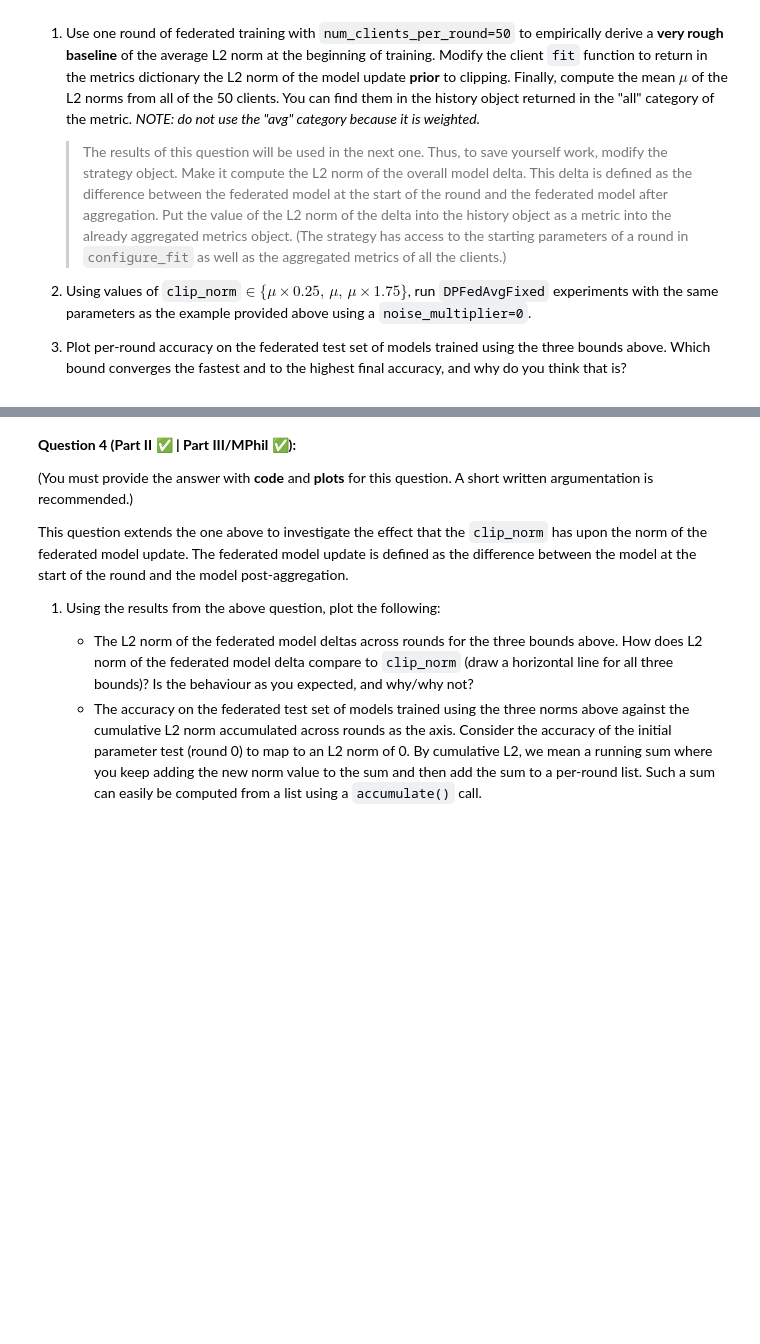
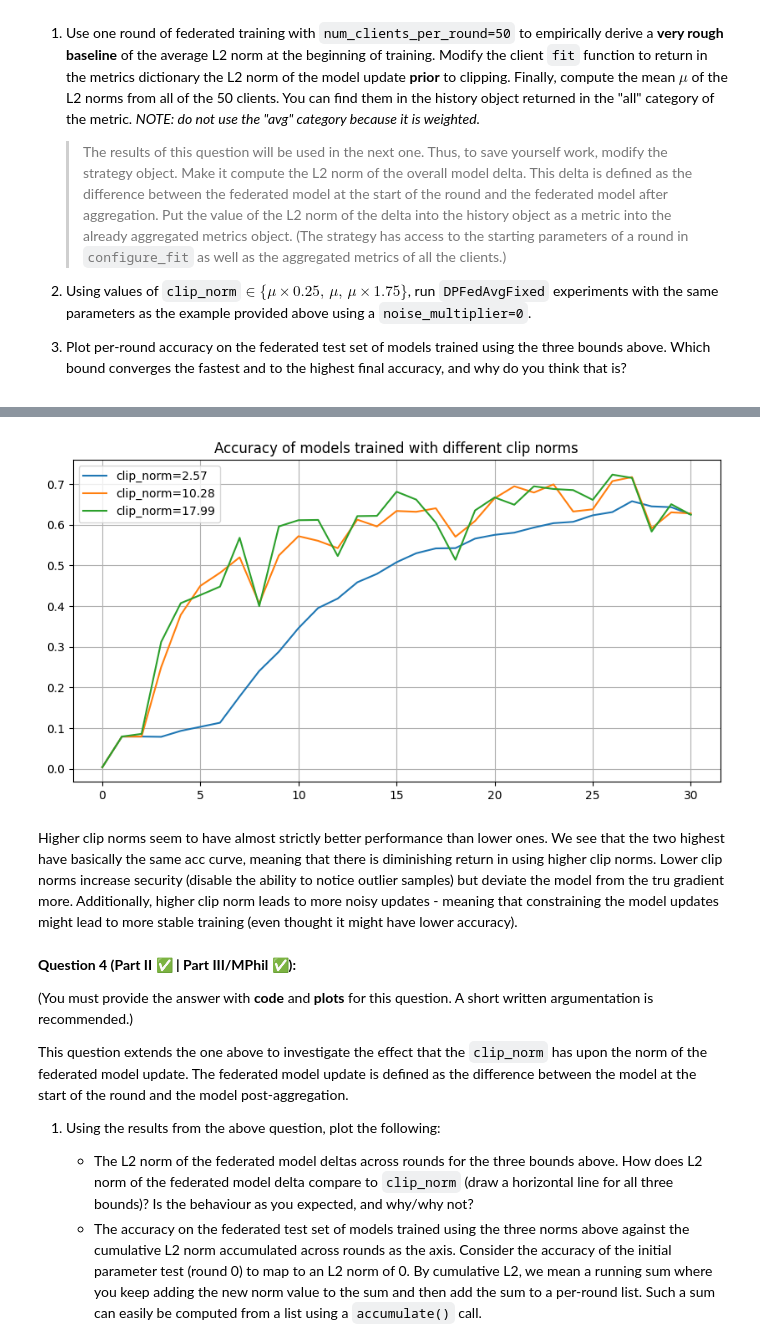
Before and after one commit to ppadjin/L361-Federated-Learning, a Jupyter notebook: labs/L361_2025_Lab_3_Privacy_And_Security_Part_1.ipynb, the cells around one changed output, grey strips where cells are left out. Saved outputs shown, nothing was run; the diff lists cells and outputs as text; code cells hidden in the pictures; blank space fills up the shorter version.

```diff
--- a/labs/L361_2025_Lab_3_Privacy_And_Security_Part_1.ipynb
+++ b/labs/L361_2025_Lab_3_Privacy_And_Security_Part_1.ipynb
@@ -347,10 +359,13 @@ class DPFlowerRayClient(FlowerClient):
         metrics = {"train_loss": train_loss}
 
         trained_parameters = get_model_parameters(net)
+
         # Calculate the delta between the two models
         model_update = list(
             starmap(np.subtract, zip(trained_parameters, og_parameters, strict=True))
         )
+
+        metrics["before_clip_norm"] = compute_norm(model_update)
 
         # Clip the delta so all of the updates fall bellow
         # The same norm
@@ -688,0 +760,8 @@ You will now examine the effects of norm-clipping on model accuracy irrespective
+# %%
+
+new_parameters = {
+    **default_parameters,
+    "num_clients_per_round": 50,
+    "num_rounds": 1,
+}
+parameters_res_1, hist_res_1 = run_dp_fixed_fl(default_parameters=new_parameters)
@@ -688,0 +786,13 @@ You will now examine the effects of norm-clipping on model accuracy irrespective
+# %%
+before_clip_norms = hist_res_1.metrics_distributed_fit['before_clip_norm'][0][1]['all']
+before_clip_norms = [el[1] for el in before_clip_norms]
+
+mu = sum(before_clip_norms) / len(before_clip_norms)
+# %%
+
+clip_norms = [0.25 * mu, mu, 1.75 * mu]
+results = {cn : [] for cn in clip_norms}
+
+for cn in clip_norms:
+    params, hist = run_dp_fixed_fl(clip_norm=cn,noise_multiplier=0)
+    results[cn].append([params, hist])
@@ -689,3 +817,18 @@ You will now examine the effects of norm-clipping on model accuracy irrespective
+# %%
+import matplotlib.pyplot as plt
+
+fig, ax = plt.subplots(figsize=(10, 5))
+for cn, val in results.items():
+    acc = [el[1] for el in val[0][1].metrics_centralized['accuracy']]
+    ax.plot(acc, label=f'clip_norm={cn:.2f}')
+ax.legend()
+plt.grid()
+plt.title('Accuracy of models trained with different clip norms')
+plt.show()
+# %% [output]
+[figure, added]
+# %% [markdown]
+Higher clip norms seem to have almost strictly better performance than lower ones. We see that the two highest have basically the same acc curve, meaning that there is diminishing return in using higher clip norms. Lower clip norms increase security (disable the ability to notice outlier samples) but deviate the model from the tru gradient more. Additionally, higher clip norm leads to more noisy updates - meaning that constraining the model updates might lead to more stable training (even thought it might have lower accuracy).
 # %% [markdown]
 **Question 4 (Part II ✅ | Part III/MPhil ✅):**
 
```
Also changed, not shown: parts of 40 cells of this notebook.
